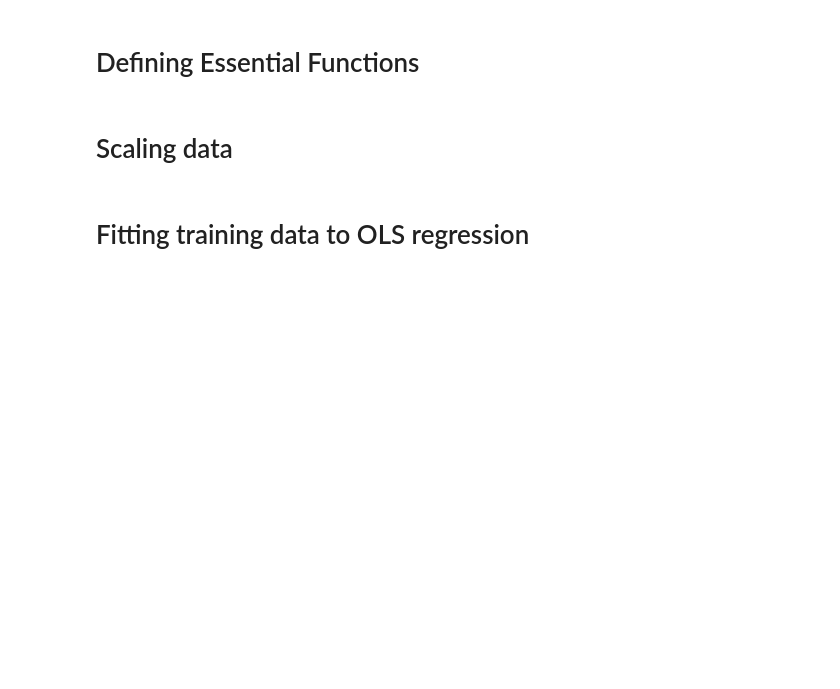
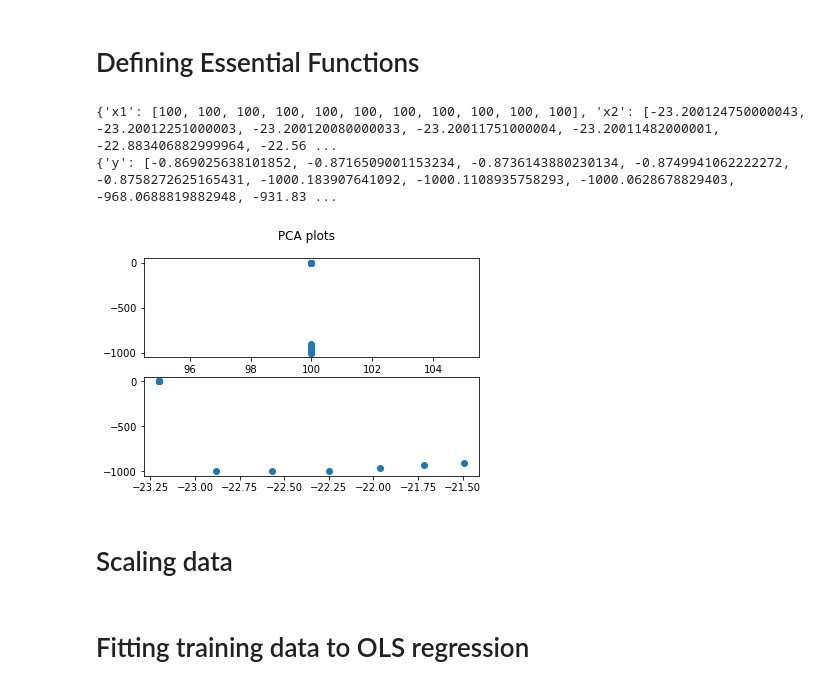
Before and after one commit to devkumar07/Automatic-Building-Fault-Diagnostic-System-Using-Smartphone-Research, a Jupyter notebook: ThermodynamicRegressionModel.ipynb, the cells around one changed output. Cells and saved outputs as stored; diff of their text form; code cells hidden in the pictures; blank space fills up the shorter version.

```diff
--- a/ThermodynamicRegressionModel.ipynb
+++ b/ThermodynamicRegressionModel.ipynb
@@ -126,3 +134,24 @@ inputs_test, output_test = define_vectors(test)
+# %%
+inputs, output = define_vectors(train)
+#print(inputs['x'][1])
+# print(inputs['x1'][1])
+# print(inputs['x2'][1])
+# print(inputs['x3'][1])
+# print(output['y'][1])
+inputs_test, output_test = define_vectors(test)
+print(inputs)
+print(output)
+# %% [output]
+{'x1': [100, 100, 100, 100, 100, 100, 100, 100, 100, 100, 100], 'x2': [-23.200124750000043, -23.20012251000003, -23.200120080000033, -23.20011751000004, -23.20011482000001, -22.883406882999964, -22.56 ...
+{'y': [-0.869025638101852, -0.8716509001153234, -0.8736143880230134, -0.8749941062222272, -0.8758272625165431, -1000.183907641092, -1000.1108935758293, -1000.0628678829403, -968.0688819882948, -931.83 ...
+# %%
+fig, axs = plt.subplots(2)
+fig.suptitle('PCA plots')
+axs[0].scatter(inputs['x1'], output['y'])
+axs[1].scatter(inputs['x2'], output['y'])
+plt.show()
+# %% [output]
+[figure, added]
 # %% [markdown]
 # Scaling data
 # %%
```
Also changed, not shown: parts of 16 cells of this notebook, 2 other files.
